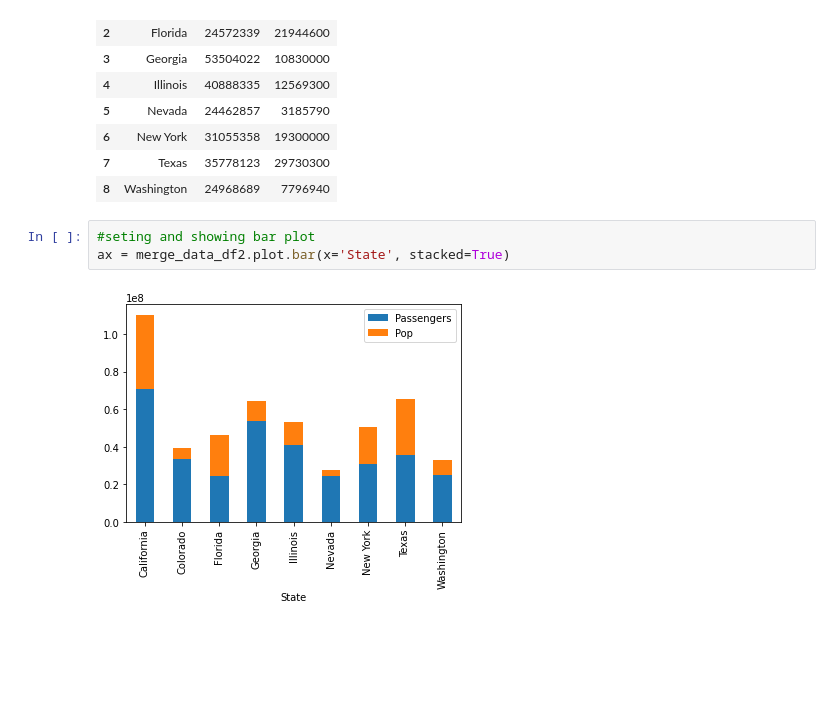
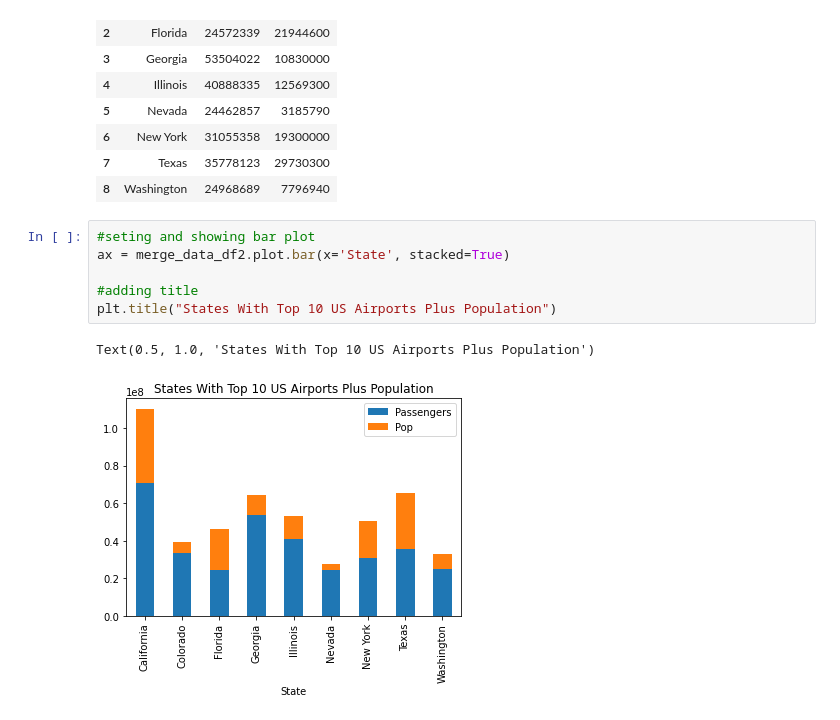
Before and after one commit to chadmilburn/COVID, a Jupyter notebook: Airports Project.ipynb, the cells around one changed output. Saved outputs shown, nothing was run; the diff lists cells and outputs as text; blank space fills up the shorter version.

```diff
--- a/Airports Project.ipynb
+++ b/Airports Project.ipynb
@@ -301,5 +310,9 @@ merge_data_df2.head(10)
 # %%
 #seting and showing bar plot
 ax = merge_data_df2.plot.bar(x='State', stacked=True)
+
+#adding title
+plt.title("States With Top 10 US Airports Plus Population")
 # %% [output]
+Text(0.5, 1.0, 'States With Top 10 US Airports Plus Population')
-[figure, old version]
+[figure, new version]
```
Also changed, not shown: parts of 4 cells of this notebook.
